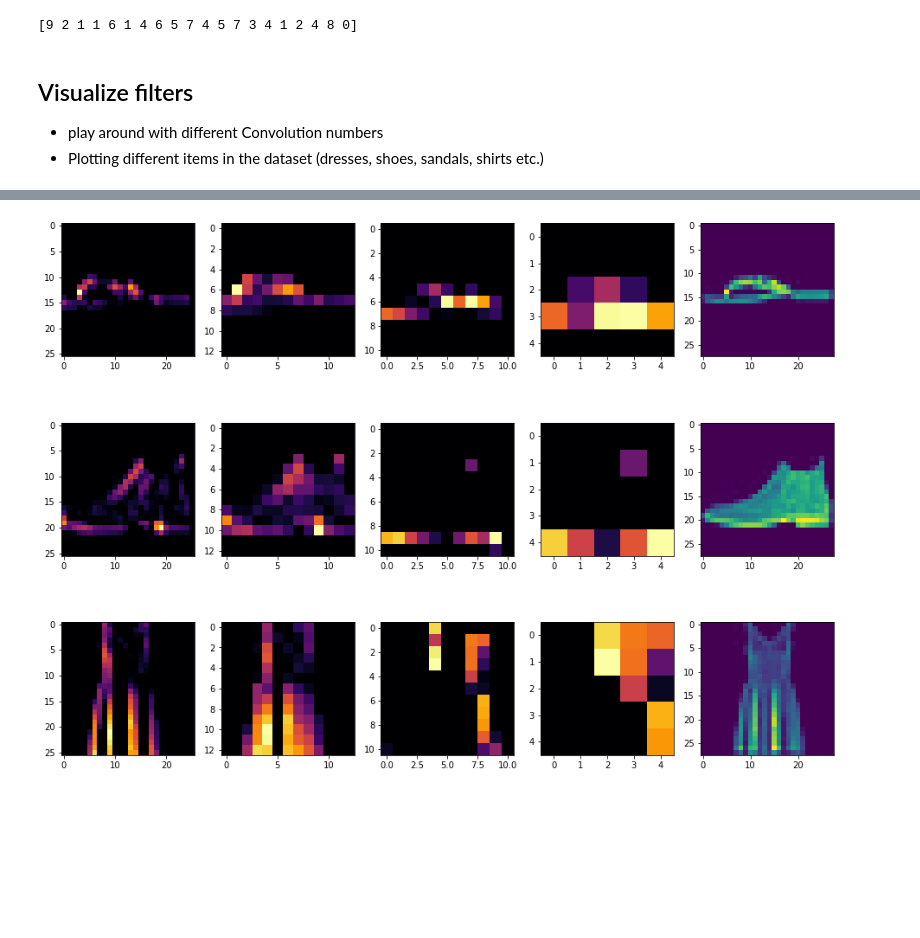
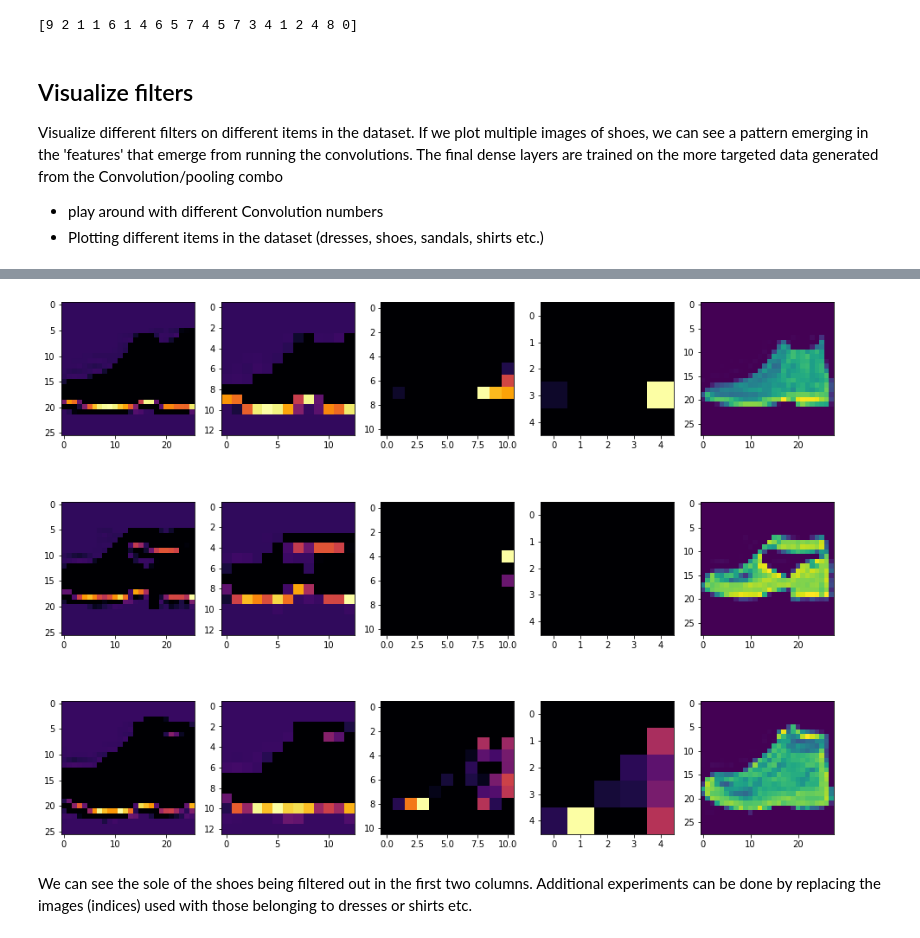
Before and after one commit to tenglina/convolutions, a Jupyter notebook: visualize_filters.ipynb, the cells around one changed output, grey strips where cells are left out. Saved outputs shown, nothing was run; the diff lists cells and outputs as text; code cells hidden in the pictures; blank space fills up the shorter version.

Commit message:
expand on explanations provided and change plot to be one item for better comparison

```diff
--- a/visualize_filters.ipynb
+++ b/visualize_filters.ipynb
@@ -66,6 +66,8 @@ print(val_labels[:20])
 # %% [markdown]
 ## Visualize filters
 
+Visualize different filters on different items in the dataset. If we plot multiple images of shoes, we can see a pattern emerging in the 'features' that emerge from running the convolutions. The final dense layers are trained on the more targeted data generated from the Convolution/pooling combo
+
 - play around with different Convolution numbers
 - Plotting different items in the dataset (dresses, shoes, sandals, shirts etc.)
 # %%
@@ -78,9 +80,9 @@ def show_image(img,r,c, ax):
 f, axarr = plt.subplots(3,5, figsize=(16, 12))
 
 # Choose images to visualize filters for and plot
-FIRST_IMAGE=8 #sandals label = 5
-SECOND_IMAGE=0 #shoes label = 9
-THIRD_IMAGE= 91 #dress label = 3
+FIRST_IMAGE=0
+SECOND_IMAGE=23
+THIRD_IMAGE= 28
 
 
 CONVOLUTION_NUMBER = 5
@@ -120 +122,3 @@ show_image(THIRD_IMAGE, 2, 4, axarr)
-[figure, old version]
+[figure, new version]
+# %% [markdown]
+We can see the sole of the shoes being filtered out in the first two columns. Additional experiments can be done by replacing the images (indices) used with those belonging to dresses or shirts etc.
```
Also changed, not shown: parts of 3 cells of this notebook.
